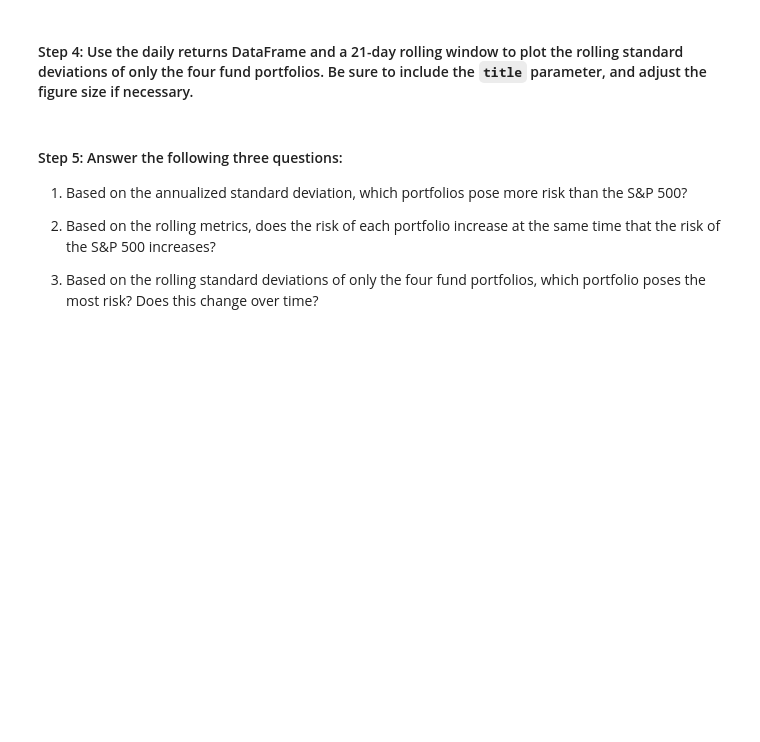
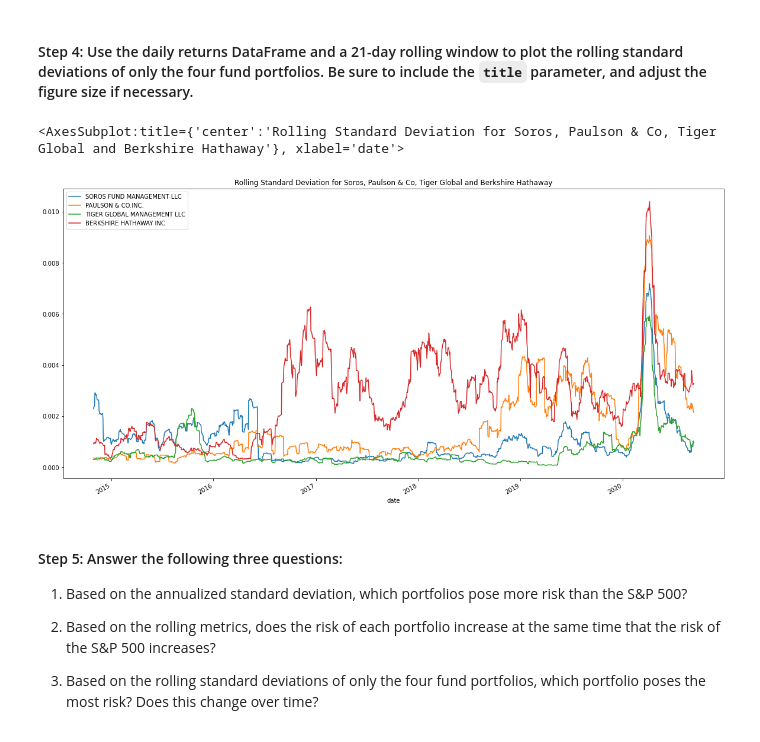
Before and after one commit to EmilyBertani/Challenge_4, a Jupyter notebook: risk_return_analysis.ipynb, the cells around one changed output. Cells and saved outputs as stored; diff of their text form; code cells hidden in the pictures; blank space fills up the shorter version.

```diff
--- a/risk_return_analysis.ipynb
+++ b/risk_return_analysis.ipynb
@@ -288,7 +292,11 @@ dtype: float64
 # %%
 # Using the daily return data and a 21-day rolling window, plot the rolling standard deviation of just the 4 portfolios.
 # Include a title parameter and adjust the figure size
 # YOUR CODE HERE
+four_funds_daily_returns_df.rolling(window=21).std().plot(figsize=(20,10), title='Rolling Standard Deviation for Soros, Paulson & Co, Tiger Global and Berkshire Hathaway')
+# %% [output]
+<AxesSubplot:title={'center':'Rolling Standard Deviation for Soros, Paulson & Co, Tiger Global and Berkshire Hathaway'}, xlabel='date'>
+[figure, added]
 # %% [markdown]
 #### Step 5: Answer the following three questions:
 
```
Also changed, not shown: parts of 5 cells of this notebook.
